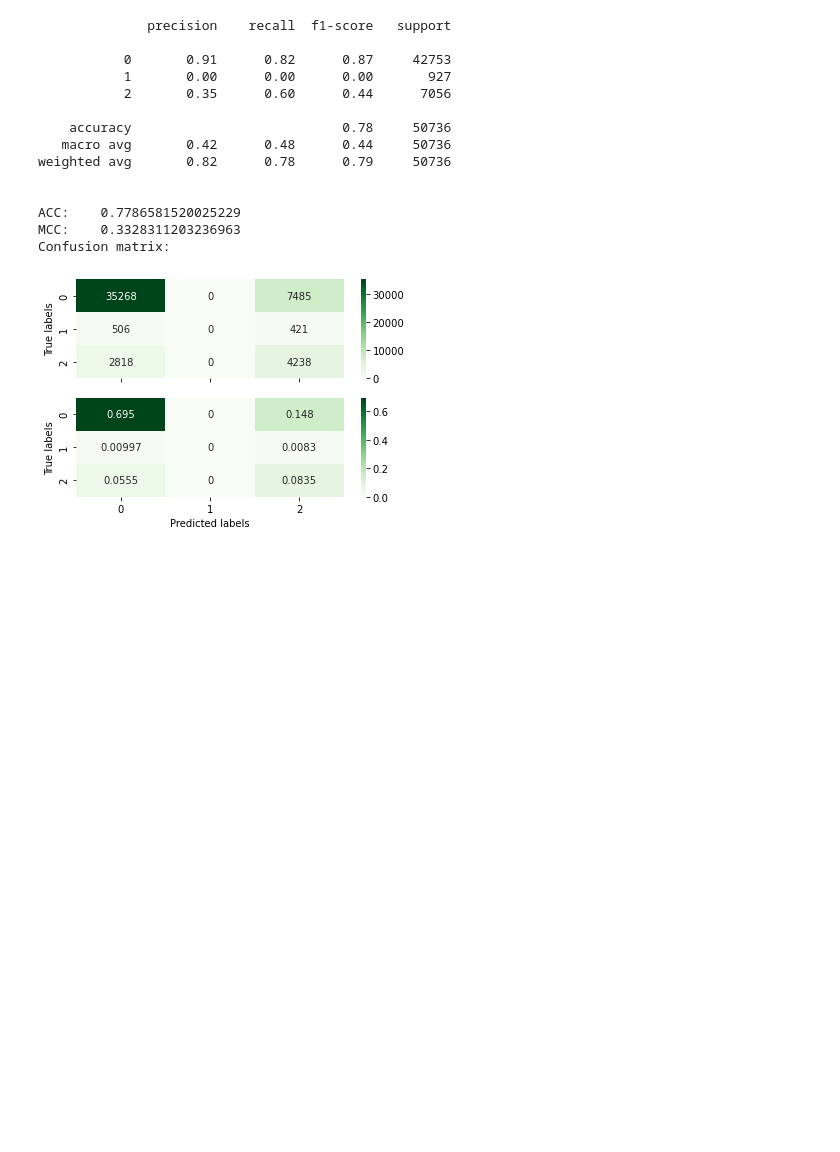
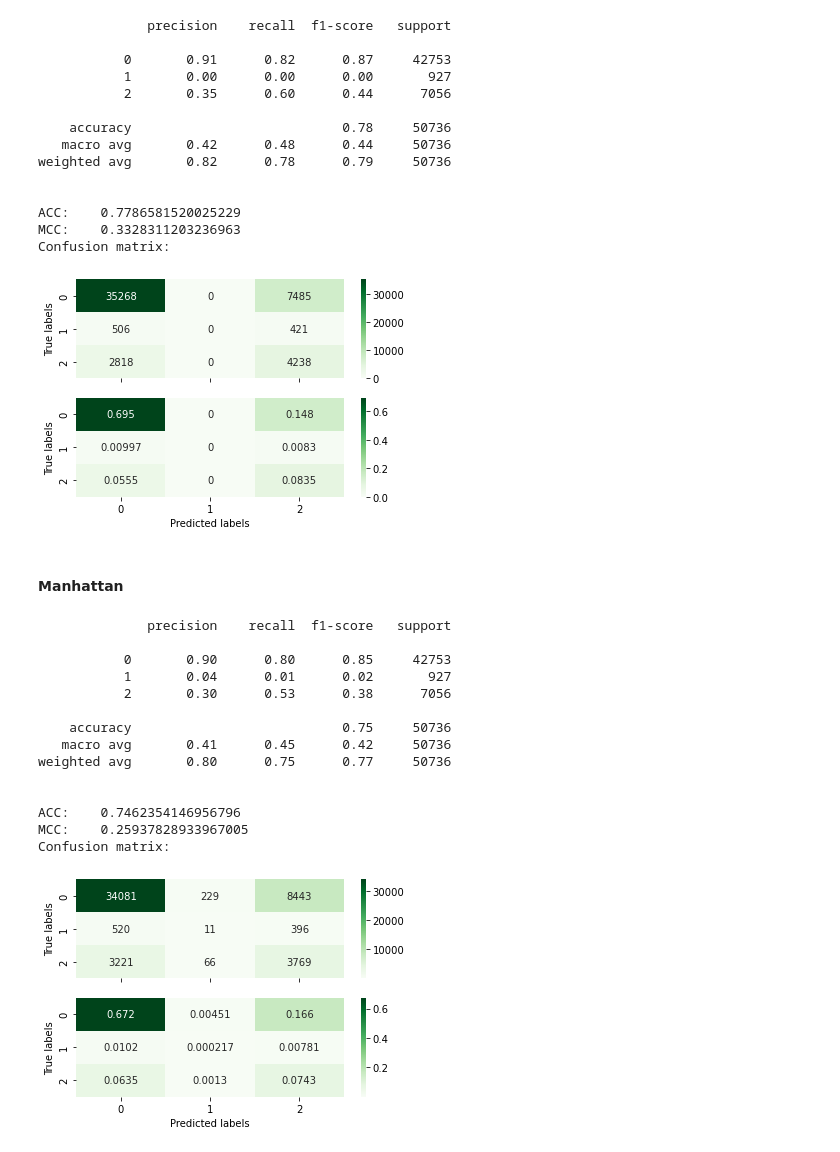
Before and after one commit to andnic51294/Diabetes_prediction, a Jupyter notebook: kNN - neighbour trials.ipynb, the cells around one changed output. Saved outputs shown, nothing was run; the diff lists cells and outputs as text; code cells hidden in the pictures; blank space fills up the shorter version.

```diff
--- a/kNN - neighbour trials.ipynb
+++ b/kNN - neighbour trials.ipynb
@@ -335,3 +333,26 @@ ACC:    0.7786581520025229
 MCC:    0.3328311203236963
 Confusion matrix:
 [figure]
+# %% [markdown]
+#### Manhattan
+# %%
+model = KNeighborsClassifier(n_neighbors=3, p=1, n_jobs=-1)
+model.fit(X_res, Y_res)
+y = model.predict(X_test)
+custom_logging(Y_test, y)
+# %% [output]
+              precision    recall  f1-score   support
+
+           0       0.90      0.80      0.85     42753
+           1       0.04      0.01      0.02       927
+           2       0.30      0.53      0.38      7056
+
+    accuracy                           0.75     50736
+   macro avg       0.41      0.45      0.42     50736
+weighted avg       0.80      0.75      0.77     50736
+
+
+ACC:    0.7462354146956796
+MCC:    0.25937828933967005
+Confusion matrix:
+[figure, added]
```
Also changed, not shown: parts of 11 cells of this notebook.
